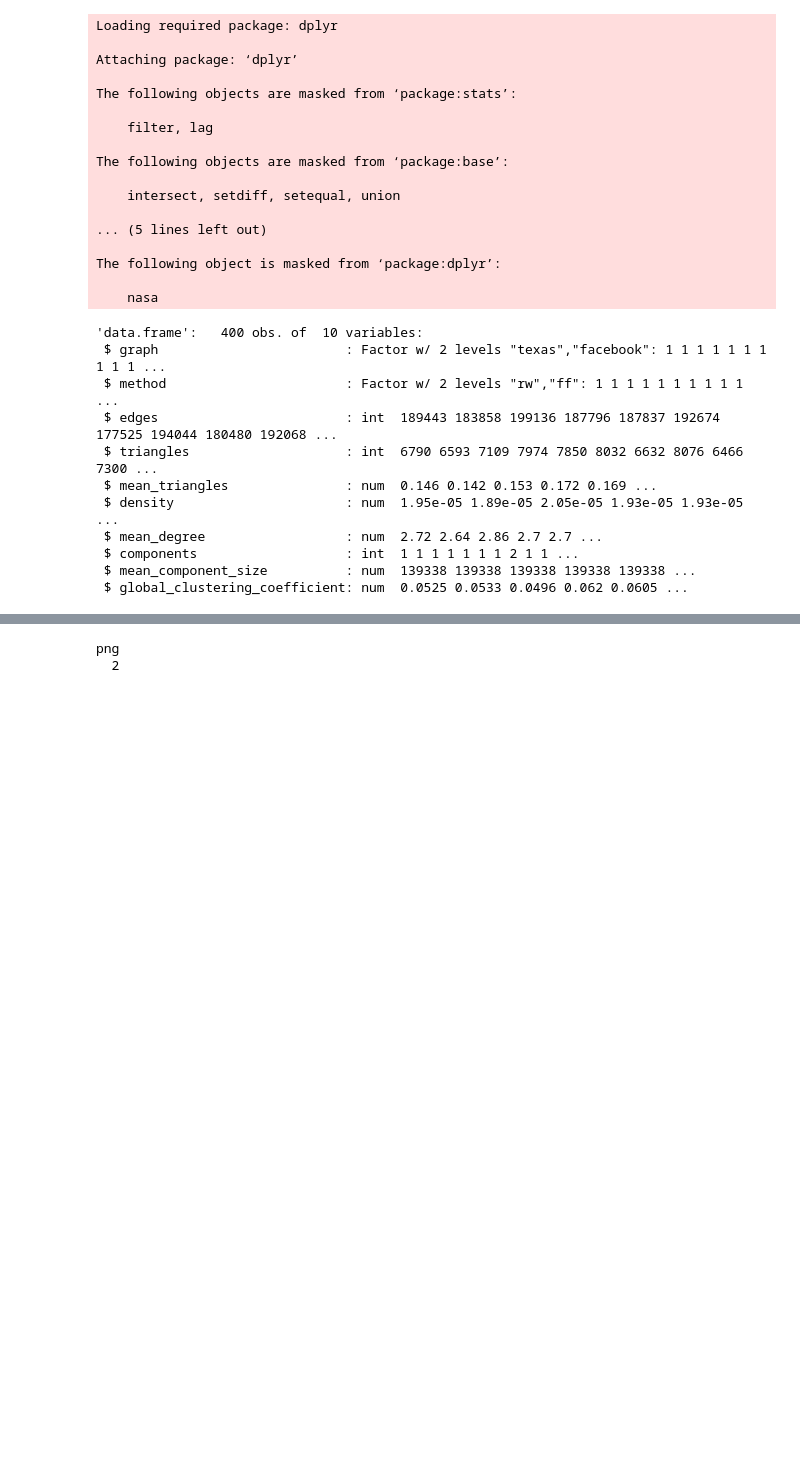
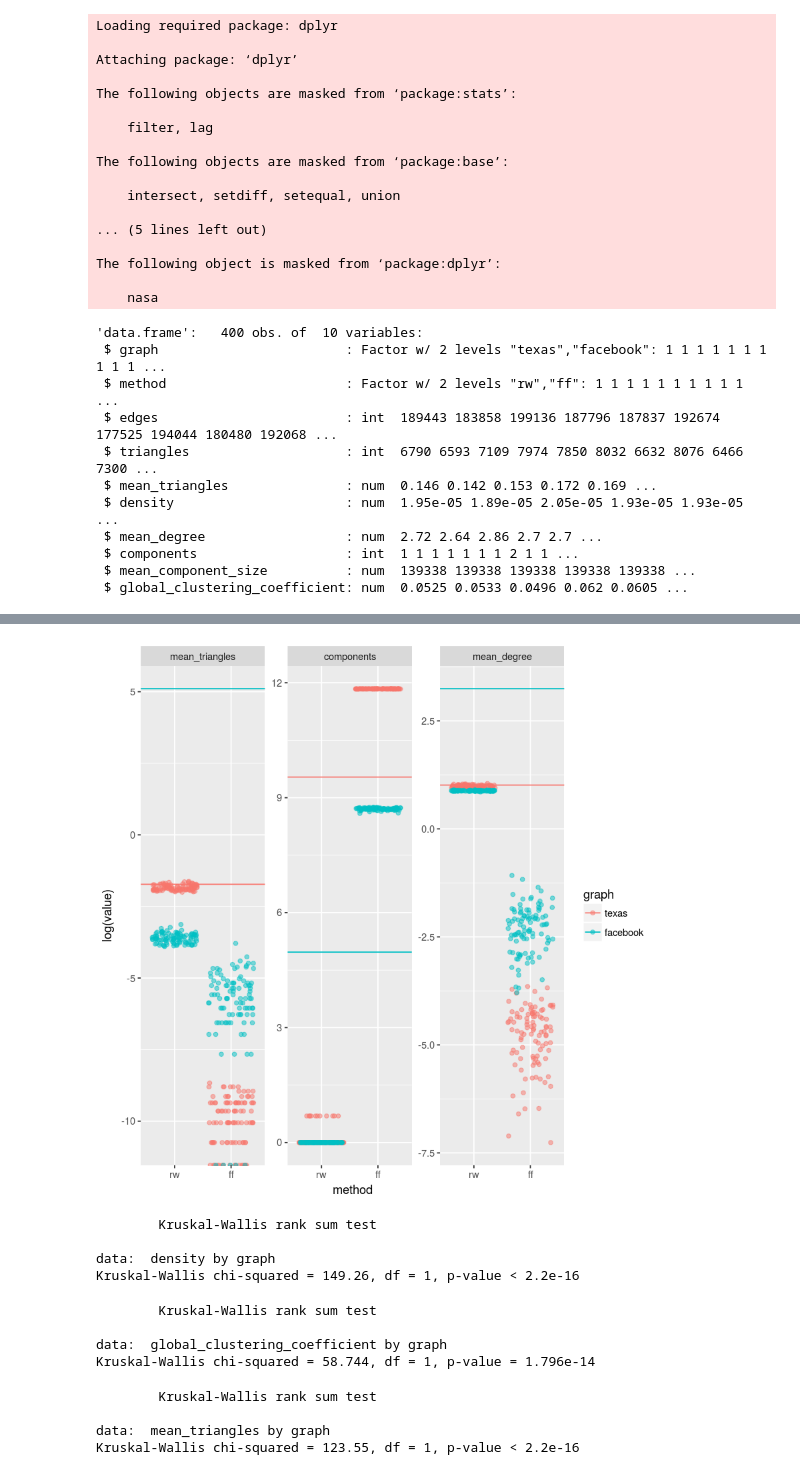
Before and after one commit to phipsgabler/netsci-01, a Jupyter notebook: sample_statistics.ipynb, the cells around one changed output, grey strips where cells are left out. Cells and saved outputs as stored; diff of their text form; code cells hidden in the pictures; blank space fills up the shorter version.

Commit message:
Add tests for group difference within method

```diff
--- a/sample_statistics.ipynb
+++ b/sample_statistics.ipynb
@@ -90,7 +89,27 @@ png
 # %%
-pdf("slides/fig/sampled-off.pdf", 7, 5)
+#pdf("slides/fig/sampled-off.pdf", 6, 5)
 plot.off
-dev.off()
+#dev.off()
 # %% [output]
-png
-  2
+[figure, added]
+# %%
+kruskal.test(density ~ graph, data=filter(data, method == 'ff'))
+# %% [output]
+        Kruskal-Wallis rank sum test
+
+data:  density by graph
+Kruskal-Wallis chi-squared = 149.26, df = 1, p-value < 2.2e-16
+# %%
+kruskal.test(global_clustering_coefficient ~ graph, data=filter(data, method == 'ff'))
+# %% [output]
+        Kruskal-Wallis rank sum test
+
+data:  global_clustering_coefficient by graph
+Kruskal-Wallis chi-squared = 58.744, df = 1, p-value = 1.796e-14
+# %%
+kruskal.test(mean_triangles ~ graph, data=filter(data, method == 'ff'))
+# %% [output]
+        Kruskal-Wallis rank sum test
+
+data:  mean_triangles by graph
+Kruskal-Wallis chi-squared = 123.55, df = 1, p-value < 2.2e-16
```
Also changed, not shown: parts of 2 cells of this notebook.
